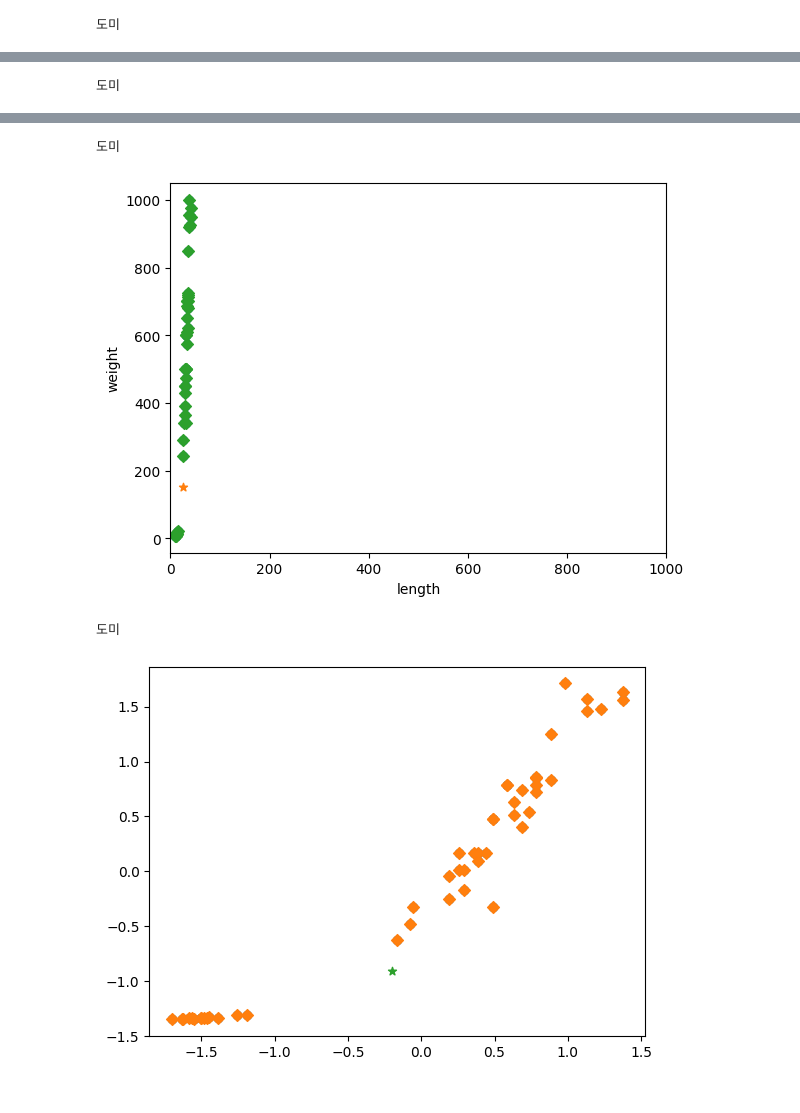
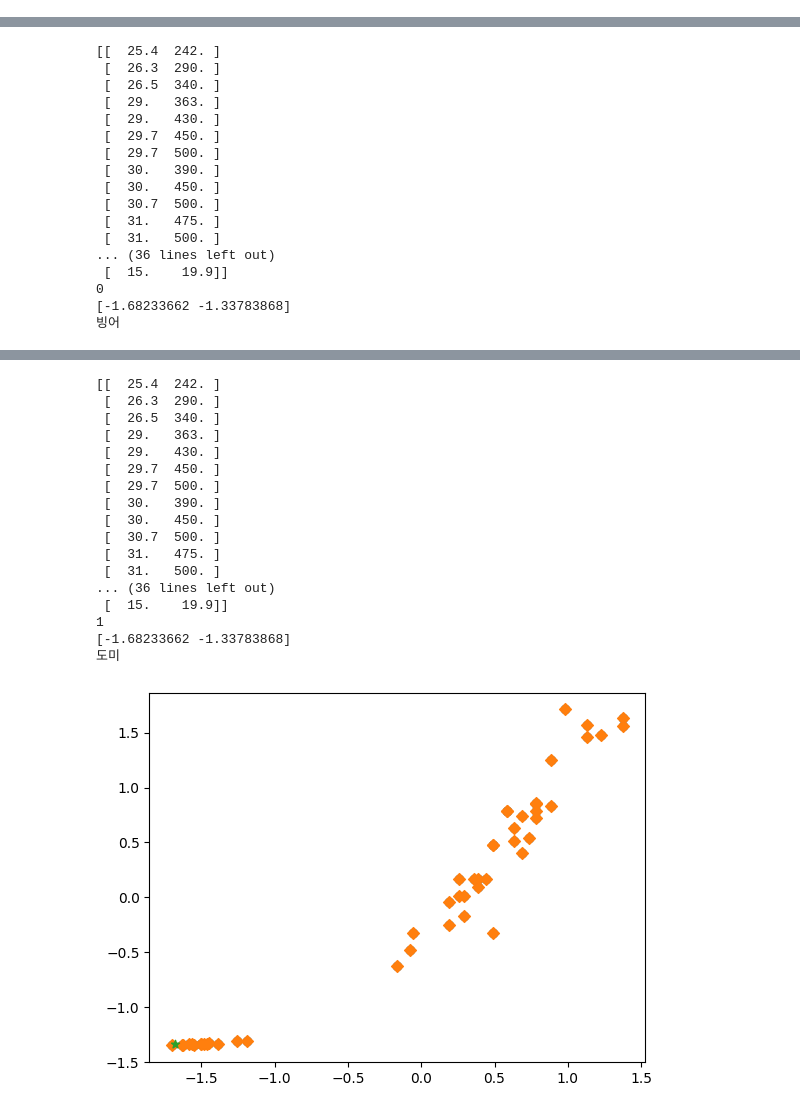
Before and after one commit to lsiwh37249/finshmlserv, a Jupyter notebook: note/m_fishmodel.ipynb, the cells around one changed output, grey strips where cells are left out. Saved outputs shown, nothing was run; the diff lists cells and outputs as text; code cells hidden in the pictures.

```diff
--- a/note/m_fishmodel.ipynb
+++ b/note/m_fishmodel.ipynb
@@ -13,6 +13,7 @@ neighbor = [1,5,15,25,49]
 for n in neighbor:
     import numpy as np
     fish_data = np.column_stack((fish_length, fish_weight))
+    print(fish_data)
     fish_target = np.concatenate((np.ones(35), np.zeros(14)))
 
     from sklearn.neighbors import KNeighborsClassifier
@@ -24,13 +25,13 @@ for n in neighbor:
     distances, indexes = kn.kneighbors([[25, 150]])
 
     import matplotlib.pyplot as plt
-    plt.scatter(fish_data[:,0], fish_data[:,1])
-    plt.xlabel('length')
-    plt.ylabel('weight')
-    plt.scatter(25, 150, marker="*")
-    plt.scatter(fish_data[indexes,0], fish_data[indexes,1], marker='D')
-    plt.xlim((0, 1000))
-    plt.show()
+    # plt.scatter(fish_data[:,0], fish_data[:,1])
+    # plt.xlabel('length')
+    # plt.ylabel('weight')
+    # plt.scatter(25, 150, marker="*")
+    # plt.scatter(fish_data[indexes,0], fish_data[indexes,1], marker='D')
+    # plt.xlim((0, 1000))
+    # plt.show()
 
     # 표준점수(standard score)
     # 표준점수 = (데이터 - 평균) / 표준편차
@@ -40,24 +41,26 @@ for n in neighbor:
 
     # 학습
     kn.fit(train_scaled, fish_target)
-    domi = [25, 150]
+    domi = [10, 10]
     domi_scaled =  (domi - mean) / std
-    kn.predict([domi_scaled])
+    print(int(kn.predict([domi_scaled])))
 
-    if kn.predict([[30,600]])[0] ==1:
+    print(domi_scaled)
+
+    if int(kn.predict([domi_scaled])) == 1:
         print('도미')
     else:
         print('빙어')
     #모델 저장하기
     import pickle
 
-    with open(f"model{n}.pkl", "wb") as f:
+    # 산점도 다시 그려 보기 ( 이웃 포함 )
+    distances, indexes = kn.kneighbors([domi_scaled])
+    plt.scatter(train_scaled[:,0], train_scaled[:,1])
+    plt.scatter(train_scaled[indexes,0], train_scaled[indexes,1], marker='D')
+    plt.scatter(domi_scaled[0], domi_scaled[1], marker='*')
+    plt.show()
+
+    with open(f"/home/kim1/code/finshmlserv/src/finshmlserv/model/model{n}.pkl", "wb") as f:
         pickle.dump(kn, f)
-
-# 산점도 다시 그려 보기 ( 이웃 포함 )
-distances, indexes = kn.kneighbors([domi_scaled])
-plt.scatter(train_scaled[:,0], train_scaled[:,1])
-plt.scatter(train_scaled[indexes,0], train_scaled[indexes,1], marker='D')
-plt.scatter(domi_scaled[0], domi_scaled[1], marker='*')
-plt.show()
 # %% [output]
@@ -67 +102,0 @@ plt.show()
-도미
@@ -69 +121,17 @@ plt.show()
-도미
+[[  25.4  242. ]
+ [  26.3  290. ]
+ [  26.5  340. ]
+ [  29.   363. ]
+ [  29.   430. ]
+ [  29.7  450. ]
+ [  29.7  500. ]
+ [  30.   390. ]
+ [  30.   450. ]
+ [  30.7  500. ]
+ [  31.   475. ]
+ [  31.   500. ]
+... (36 lines left out)
+ [  15.    19.9]]
+0
+[-1.68233662 -1.33783868]
+빙어
@@ -71,4 +139,18 @@ plt.show()
-도미
+[[  25.4  242. ]
+ [  26.3  290. ]
+ [  26.5  340. ]
+ [  29.   363. ]
+ [  29.   430. ]
+ [  29.7  450. ]
+ [  29.7  500. ]
+ [  30.   390. ]
+ [  30.   450. ]
+ [  30.7  500. ]
+ [  31.   475. ]
+ [  31.   500. ]
+... (36 lines left out)
+ [  15.    19.9]]
+1
+[-1.68233662 -1.33783868]
+도미
-[figure, old version]
+[figure, new version]
-도미
-[figure, removed]
```
Also changed, not shown: parts of 2 cells of this notebook, 16 other files.
